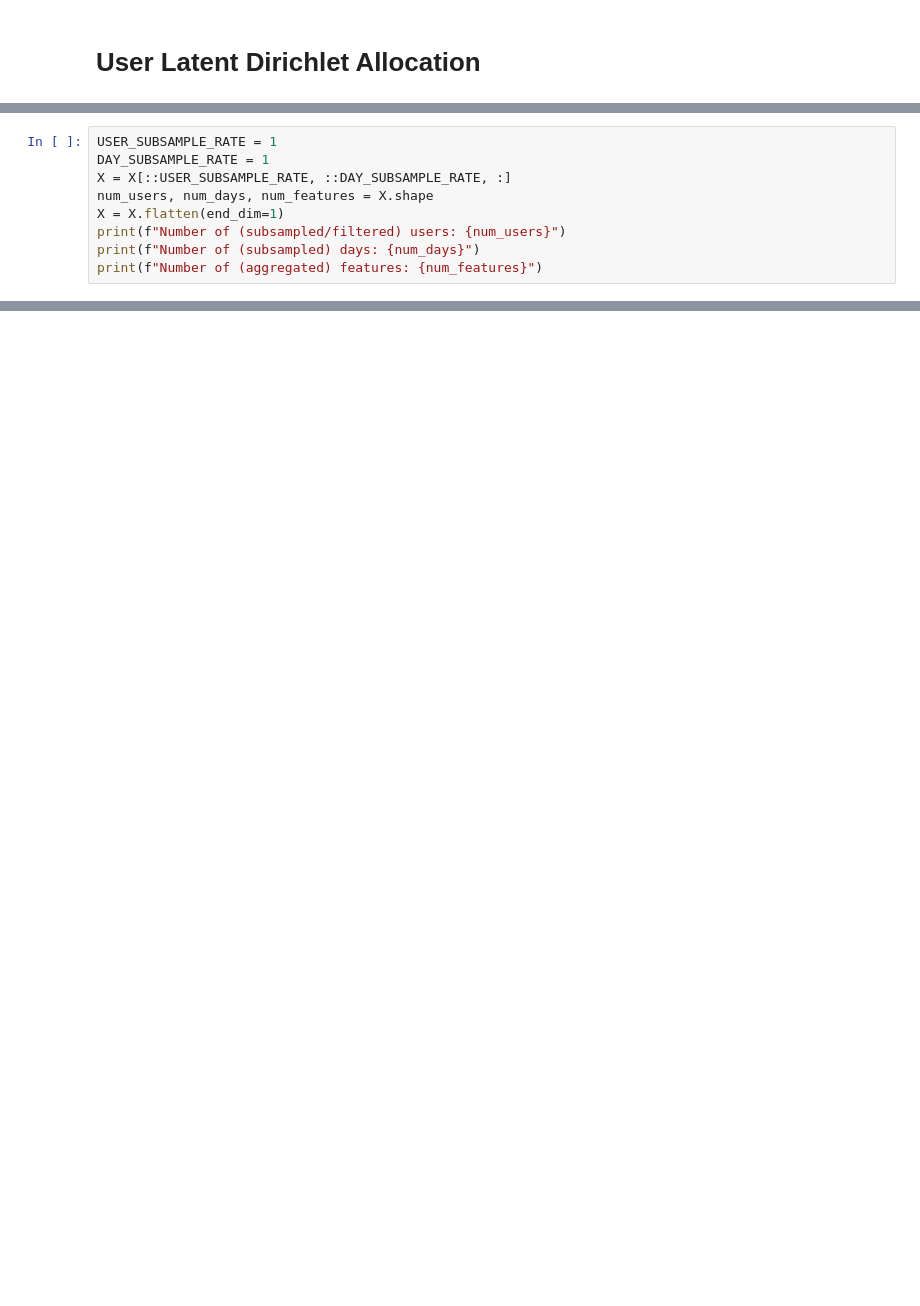
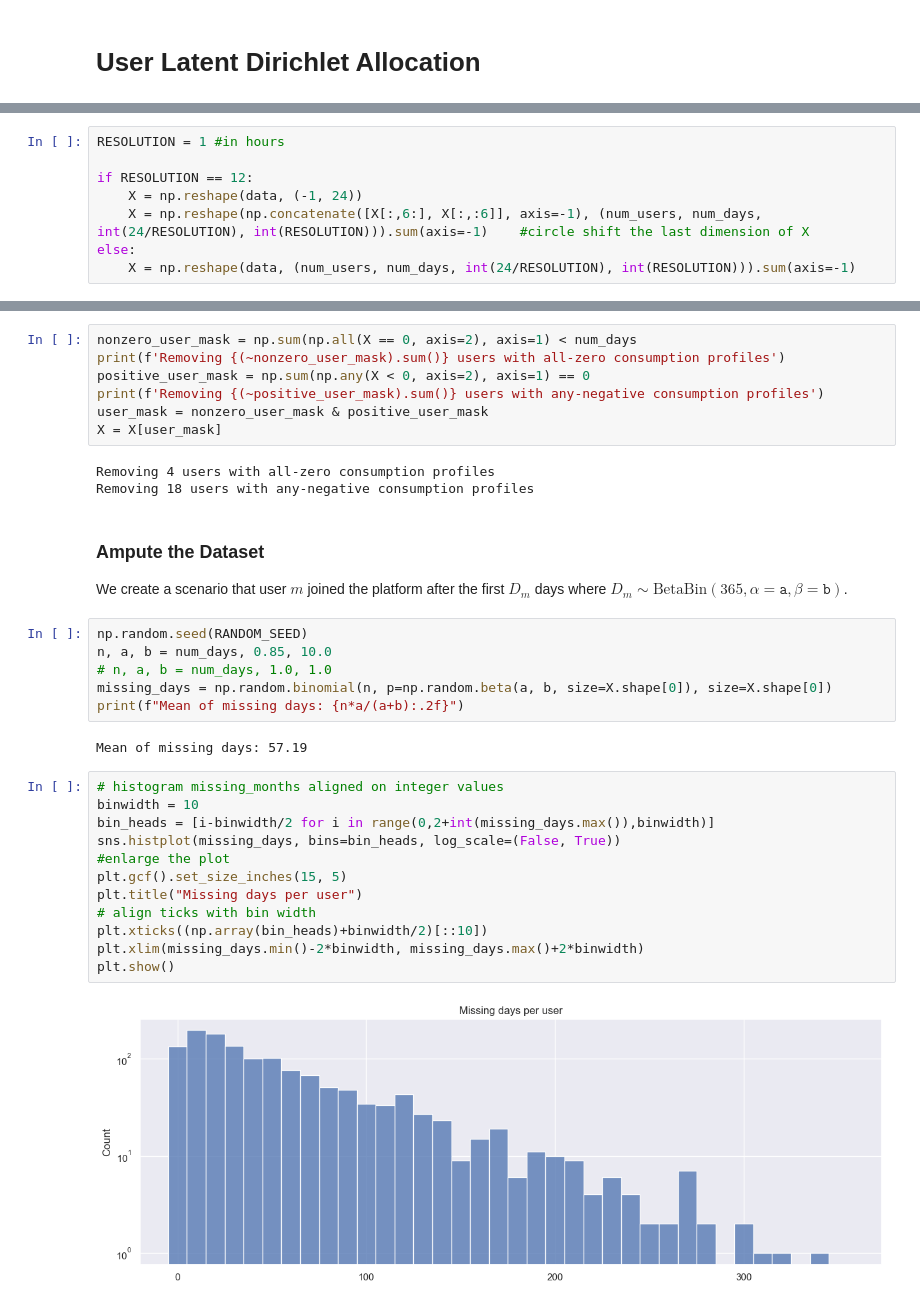
Before and after one commit to kabolat/behavio-temporal-vae, a Jupyter notebook: notebooks/lda_imputation.ipynb, the cells around one changed output, grey strips where cells are left out. Saved outputs shown, nothing was run; the diff lists cells and outputs as text; blank space fills up the shorter version.

```diff
--- a/notebooks/lda_imputation.ipynb
+++ b/notebooks/lda_imputation.ipynb
@@ -58,9 +39,0 @@ user_ids = user_ids[user_mask]
-# %%
-USER_SUBSAMPLE_RATE = 1
-DAY_SUBSAMPLE_RATE = 1
-X = X[::USER_SUBSAMPLE_RATE, ::DAY_SUBSAMPLE_RATE, :]
-num_users, num_days, num_features = X.shape
-X = X.flatten(end_dim=1)
-print(f"Number of (subsampled/filtered) users: {num_users}")
-print(f"Number of (subsampled) days: {num_days}")
-print(f"Number of (aggregated) features: {num_features}")
@@ -261,0 +42,8 @@ plt.plot(centers[freq_estimate], label='Frequency estimate')
+# %%
+RESOLUTION = 1 #in hours
+
+if RESOLUTION == 12:
+    X = np.reshape(data, (-1, 24))
+    X = np.reshape(np.concatenate([X[:,6:], X[:,:6]], axis=-1), (num_users, num_days, int(24/RESOLUTION), int(RESOLUTION))).sum(axis=-1)    #circle shift the last dimension of X
+else:
+    X = np.reshape(data, (num_users, num_days, int(24/RESOLUTION), int(RESOLUTION))).sum(axis=-1)
@@ -261,0 +54,36 @@ plt.plot(centers[freq_estimate], label='Frequency estimate')
+# %%
+nonzero_user_mask = np.sum(np.all(X == 0, axis=2), axis=1) < num_days
+print(f'Removing {(~nonzero_user_mask).sum()} users with all-zero consumption profiles')
+positive_user_mask = np.sum(np.any(X < 0, axis=2), axis=1) == 0
+print(f'Removing {(~positive_user_mask).sum()} users with any-negative consumption profiles')
+user_mask = nonzero_user_mask & positive_user_mask
+X = X[user_mask]
+# %% [output]
+Removing 4 users with all-zero consumption profiles
+Removing 18 users with any-negative consumption profiles
+# %% [markdown]
+### Ampute the Dataset
+
+We create a scenario that user $m$ joined the platform after the first $D_m$ days where $D_m \sim \text{BetaBin}(365,\alpha=\texttt{a},\beta=\texttt{b})$.
+# %%
+np.random.seed(RANDOM_SEED)
+n, a, b = num_days, 0.85, 10.0
+# n, a, b = num_days, 1.0, 1.0
+missing_days = np.random.binomial(n, p=np.random.beta(a, b, size=X.shape[0]), size=X.shape[0])
+print(f"Mean of missing days: {n*a/(a+b):.2f}")
+# %% [output]
+Mean of missing days: 57.19
+# %%
+# histogram missing_months aligned on integer values
+binwidth = 10
+bin_heads = [i-binwidth/2 for i in range(0,2+int(missing_days.max()),binwidth)]
+sns.histplot(missing_days, bins=bin_heads, log_scale=(False, True))
+#enlarge the plot
+plt.gcf().set_size_inches(15, 5)
+plt.title("Missing days per user")
+# align ticks with bin width
+plt.xticks((np.array(bin_heads)+binwidth/2)[::10])
+plt.xlim(missing_days.min()-2*binwidth, missing_days.max()+2*binwidth)
+plt.show()
+# %% [output]
+[figure, added]
```
Also changed, not shown: parts of 116 cells of this notebook, 9 other files.
